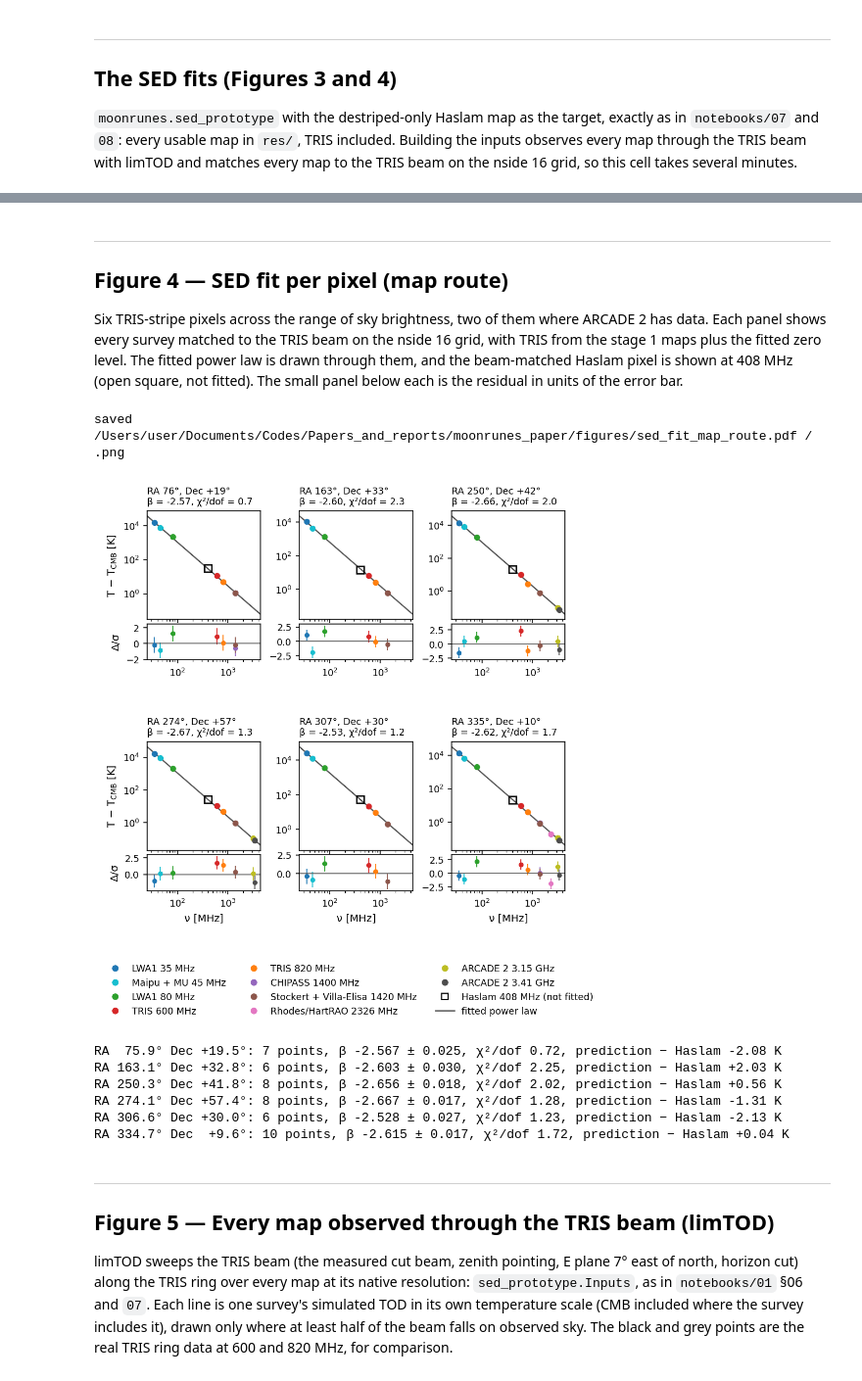
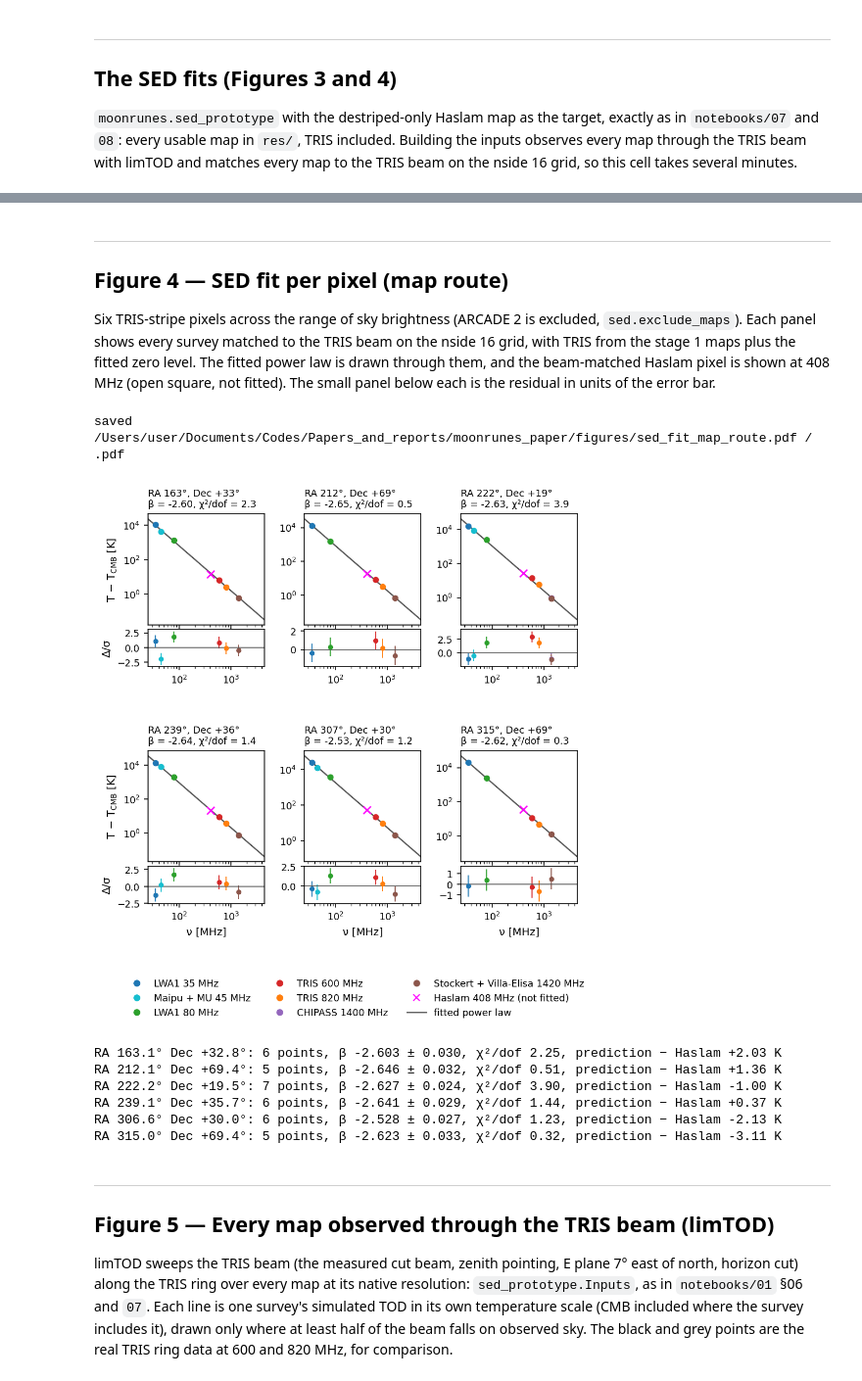
Before and after one commit to sohinixcvii/moonrunes, a Jupyter notebook: notebooks/10_paper_plots.ipynb, the cells around one changed output, grey strips where cells are left out. Shown at 98% size. Saved outputs shown, nothing was run; the diff lists cells and outputs as text; code cells hidden in the pictures.

```diff
--- a/notebooks/10_paper_plots.ipynb
+++ b/notebooks/10_paper_plots.ipynb
@@ -88,11 +88,16 @@ def survey_key(name):
 
 # Sky-map projections drawn directly with matplotlib (no healpy text, no graticule).
 def mollweide_image(m, xsize=1400):
+    # Returns (projector, image, missing): `image` is NaN both outside the ellipse and on
+    # unobserved pixels; `missing` is True only on unobserved pixels INSIDE the ellipse,
+    # so those can be drawn grey while the area outside the map stays blank.
     proj = hp.projector.MollweideProj(xsize=xsize)
     nside = hp.get_nside(m)
-    img = proj.projmap(m, lambda x, y, z: hp.vec2pix(nside, x, y, z))
-    img = np.where(np.isfinite(img) & (img > hp.UNSEEN / 2), img, np.nan)
-    return proj, img
+    raw = proj.projmap(m, lambda x, y, z: hp.vec2pix(nside, x, y, z))
+    inside = proj.projmap(np.ones(m.size), lambda x, y, z: hp.vec2pix(nside, x, y, z)) == 1
+    img = np.where(inside & np.isfinite(raw) & (raw > hp.UNSEEN / 2), raw, np.nan)
+    missing = inside & ~np.isfinite(img)
+    return proj, img, missing
 
 def radec_image(m, ra=np.linspace(360, 0, 1441), dec=np.linspace(0, 85, 341)):
     # Nearest-pixel sampling on an RA/Dec grid (RA increasing to the left), so pixels
@@ -179,6 +184,7 @@ axis), quadrature kernel, mask-aware, then onto the nside 16 grid. The kernel is
 explicitly here, whatever `beam_matching.kernel` says in the config. Same logarithmic
 colour scale in both. The dashed lines mark the TRIS stripe's declination limits.
 # %%
+from matplotlib.colors import ListedColormap
 ALL = sky_maps.discover(REPO / "res")
 STOCKERT = next(m for m in ALL if m["file"].startswith("STOCKERT"))
 sky = STOCKERT["sky"]
@@ -199,9 +205,13 @@ lo, hi = np.nanpercentile(before, [1, 99.7])
 fig, axes = plt.subplots(1, 2, figsize=(FULL_WIDTH, 2.55))
 for ax, m, title in zip(axes, (before, after),
                         ("before: native 35.4′ beam (nside 256)", "after: 23.4° circular Gaussian (nside 16)")):
-    proj, img = mollweide_image(m)
-    im = ax.imshow(img, origin="lower", extent=proj.get_extent(), cmap=CMAP, norm=LogNorm(lo, hi),
+    proj, img, missing = mollweide_image(m)
+    cmap_clear = CMAP.copy(); cmap_clear.set_bad((0, 0, 0, 0))     # outside the ellipse: blank
+    im = ax.imshow(img, origin="lower", extent=proj.get_extent(), cmap=cmap_clear, norm=LogNorm(lo, hi),
                    interpolation="nearest")
+    if missing.any():                                              # unobserved sky: grey
+        ax.imshow(np.where(missing, 1.0, np.nan), origin="lower", extent=proj.get_extent(),
+                  cmap=ListedColormap(["#bdbdbd"]), vmin=0, vmax=2, interpolation="nearest")
     for d in (dec_lo, dec_hi):
         ra_l = np.linspace(-179.9, 179.9, 400)
         x, y = proj.ang2xy(ra_l, np.full_like(ra_l, d), lonlat=True)
@@ -238,7 +248,7 @@ def sed_panel(ax, axr, nu, t, s, names, r, haslam_excess, title):
         axr.errorbar(n_, (t_ - sp.power_law(n_, r["A"], r["beta"])) / s_, yerr=1, fmt="o", ms=3.5,
                      color=c, elinewidth=0.9)
     ax.plot(NU_GRID, sp.power_law(NU_GRID, r["A"], r["beta"]), "-", color="#555555", lw=1.2)
-    ax.plot(408, haslam_excess, "s", mfc="none", mec="k", ms=7, mew=1.3)
+    ax.plot(408, haslam_excess, "x", mfc="none", mec="magenta", ms=7, mew=1.3)
     for a in (ax, axr):
         a.set_xscale("log"); a.set_xlim(25, 4500)
     ax.set_yscale("log")
@@ -249,7 +259,7 @@ def sed_panel(ax, axr, nu, t, s, names, r, haslam_excess, title):
 def legend_for(fig, used):
     order = sorted(used, key=lambda n: list(COLOUR).index(n))
     handles = [plt.Line2D([], [], marker="o", ls="", ms=5, color=COLOUR[n], label=n) for n in order]
-    handles.append(plt.Line2D([], [], marker="s", ls="", ms=6, mfc="none", mec="k", label="Haslam 408 MHz (not fitted)"))
+    handles.append(plt.Line2D([], [], marker="x", ls="", ms=6, mfc="none", mec="magenta", label="Haslam 408 MHz (not fitted)"))
     handles.append(plt.Line2D([], [], color="#555555", lw=1.2, label="fitted power law"))
     fig.legend(handles=handles, loc="upper center", ncol=3, frameon=False, bbox_to_anchor=(0.5, 0.075))
 print(f"map route: {int(np.isfinite(MR['beta'][BAND]).sum())} stripe pixels fitted, median β {np.nanmedian(MR['beta'][BAND]):+.3f}")
@@ -275,8 +285,8 @@ tpts = TR["points"]
 samples = sorted(tpts, key=lambda k: inp.ra[k])
 with_arc = [k for k in samples if any("ARCADE" in n for n in tpts[k][3])]
 without = [k for k in samples if k not in with_arc]
-# Four samples away from ARCADE 2, spread round the ring, and the two ARCADE 2 stretches.
-targets = (30.0, 100.0, 170.0, 210.0)
+# Samples spread round the ring (four, plus two on ARCADE 2 if it is in the fit).
+targets = (30.0, 100.0, 170.0, 210.0) if with_arc else (30.0, 90.0, 150.0, 210.0, 270.0, 330.0)
 pick = [min(without, key=lambda k: abs(inp.ra[k] - t)) for t in targets]
 pick += [with_arc[i] for i in (len(with_arc) // 4, 3 * len(with_arc) // 4)] if with_arc else []
 pick = sorted(dict.fromkeys(pick), key=lambda k: inp.ra[k])[:6]
@@ -315,8 +325,8 @@ RA 330.0°: 8 points, β -2.659 ± 0.011, χ²/dof 35.17, prediction − Haslam
 ---
 ## Figure 4 — SED fit per pixel (map route)
 
-Six TRIS-stripe pixels across the range of sky brightness, two of them where ARCADE 2 has
-data. Each panel shows every survey matched to the TRIS beam on the nside 16 grid, with
+Six TRIS-stripe pixels across the range of sky brightness (ARCADE 2 is excluded,
+`sed.exclude_maps`). Each panel shows every survey matched to the TRIS beam on the nside 16 grid, with
 TRIS from the stage 1 maps plus the fitted zero level. The fitted power law is drawn
 through them, and the beam-matched Haslam pixel is shown at 408 MHz (open square, not
 fitted). The small panel below each is the residual in units of the error bar.
@@ -324,44 +334,45 @@ fitted). The small panel below each is the residual in units of the error bar.
 pts = MR["points"]
 pix_all = np.array(sorted(pts))
 old_vals = MR["old"][pix_all]
-qs = np.percentile(old_vals, np.linspace(5, 95, 4))
+arc_any = any(any("ARCADE" in n for n in pts[p][3]) for p in pix_all)
+qs = np.percentile(old_vals, np.linspace(5, 95, 4 if arc_any else 6))    # 6 panels either way
 choice = [pix_all[np.argmin(np.abs(old_vals - q))] for q in qs]
 arc = [p for p in pix_all if any("ARCADE" in n for n in pts[p][3])]
 choice += [arc[k] for k in np.linspace(0, len(arc) - 1, 2).astype(int)] if arc else []
 choice = sorted(dict.fromkeys(choice), key=lambda p: hp.pix2ang(NSIDE, p, lonlat=True)[0])[:6]
 
 fig = plt.figure(figsize=(FULL_WIDTH, 6.6))
 outer = fig.add_gridspec(2, 3, hspace=0.55, wspace=0.34, bottom=0.2, top=0.93)
 used = set()
 for k, p in enumerate(choice):
     nu, t, s, names, r = pts[p]
     inner = outer[k // 3, k % 3].subgridspec(2, 1, height_ratios=[3, 1], hspace=0.06)
     ax, axr = fig.add_subplot(inner[0]), fig.add_subplot(inner[1])
     ra_p, dec_p = hp.pix2ang(NSIDE, p, lonlat=True)
     sed_panel(ax, axr, nu, t, s, names, r, MR["old"][p] - CMB408,
               f"RA {ra_p:.0f}°, Dec {dec_p:+.0f}°\nβ = {r['beta']:.2f}, χ²/dof = {r['chi2_dof']:.1f}")
     used |= {survey_key(n) for n in names}
     if k % 3 == 0:
         ax.set_ylabel("T − T$_\\mathrm{CMB}$ [K]"); axr.set_ylabel("Δ/σ")
     if k // 3 == 1:
         axr.set_xlabel("ν [MHz]")
 legend_for(fig, used)
 save(fig, "sed_fit_map_route")
 plt.show()
 for p in choice:
     nu, t, s, names, r = pts[p]
     ra_p, dec_p = hp.pix2ang(NSIDE, p, lonlat=True)
     print(f"RA {ra_p:5.1f}° Dec {dec_p:+5.1f}°: {len(nu)} points, β {r['beta']:+.3f} ± {r['sigma_beta']:.3f}, "
           f"χ²/dof {r['chi2_dof']:.2f}, prediction − Haslam {MR['pred'][p] - MR['old'][p]:+.2f} K")
 # %% [output]
-saved /Users/user/Documents/Codes/Papers_and_reports/moonrunes_paper/figures/sed_fit_map_route.pdf / .png
+saved /Users/user/Documents/Codes/Papers_and_reports/moonrunes_paper/figures/sed_fit_map_route.pdf / .pdf
-[figure, old version]
+[figure, new version]
-RA  75.9° Dec +19.5°: 7 points, β -2.567 ± 0.025, χ²/dof 0.72, prediction − Haslam -2.08 K
 RA 163.1° Dec +32.8°: 6 points, β -2.603 ± 0.030, χ²/dof 2.25, prediction − Haslam +2.03 K
-RA 250.3° Dec +41.8°: 8 points, β -2.656 ± 0.018, χ²/dof 2.02, prediction − Haslam +0.56 K
-RA 274.1° Dec +57.4°: 8 points, β -2.667 ± 0.017, χ²/dof 1.28, prediction − Haslam -1.31 K
+RA 212.1° Dec +69.4°: 5 points, β -2.646 ± 0.032, χ²/dof 0.51, prediction − Haslam +1.36 K
+RA 222.2° Dec +19.5°: 7 points, β -2.627 ± 0.024, χ²/dof 3.90, prediction − Haslam -1.00 K
+RA 239.1° Dec +35.7°: 6 points, β -2.641 ± 0.029, χ²/dof 1.44, prediction − Haslam +0.37 K
 RA 306.6° Dec +30.0°: 6 points, β -2.528 ± 0.027, χ²/dof 1.23, prediction − Haslam -2.13 K
-RA 334.7° Dec  +9.6°: 10 points, β -2.615 ± 0.017, χ²/dof 1.72, prediction − Haslam +0.04 K
+RA 315.0° Dec +69.4°: 5 points, β -2.623 ± 0.033, χ²/dof 0.32, prediction − Haslam -3.11 K
 # %% [markdown]
 ---
 ## Figure 5 — Every map observed through the TRIS beam (limTOD)
```
Also changed, not shown: parts of 6 cells of this notebook, 7 other files.
